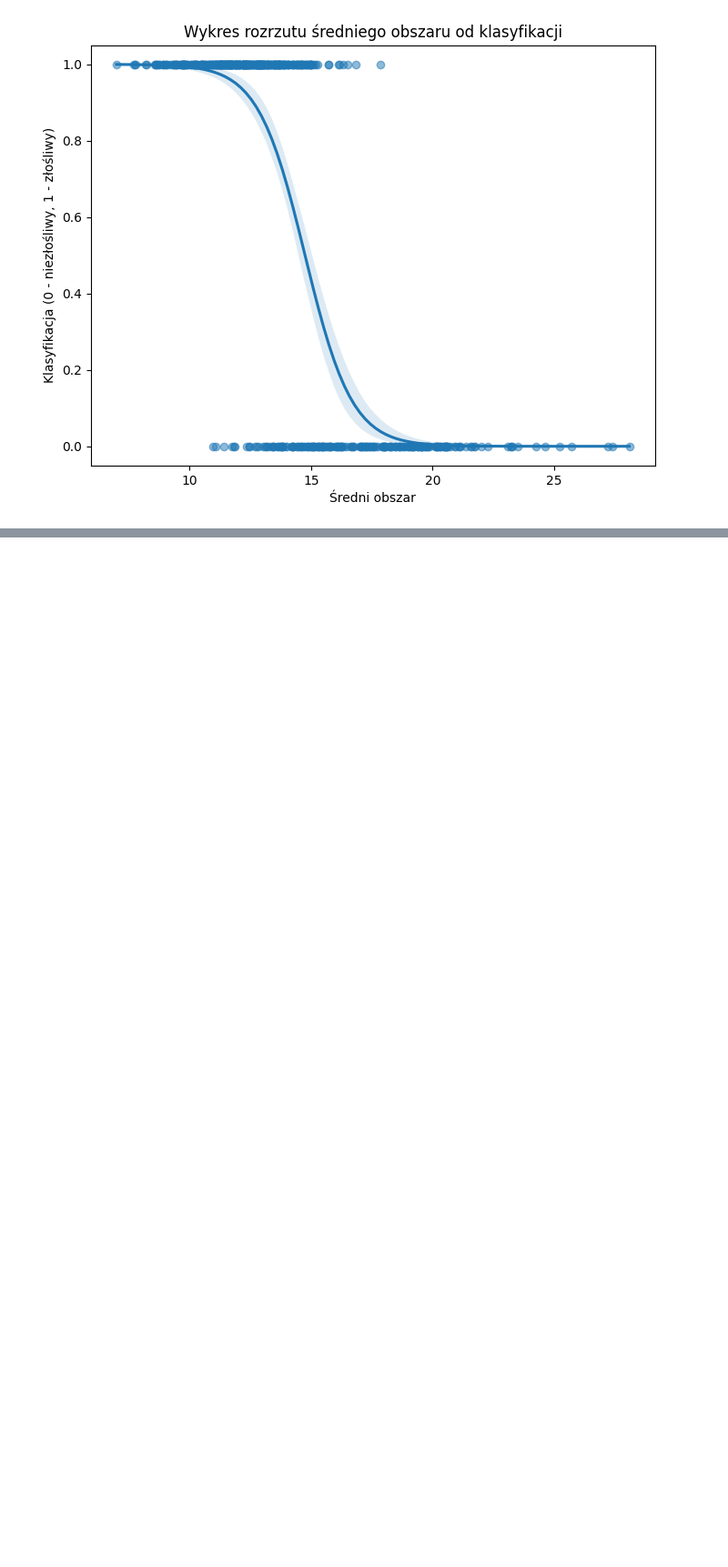
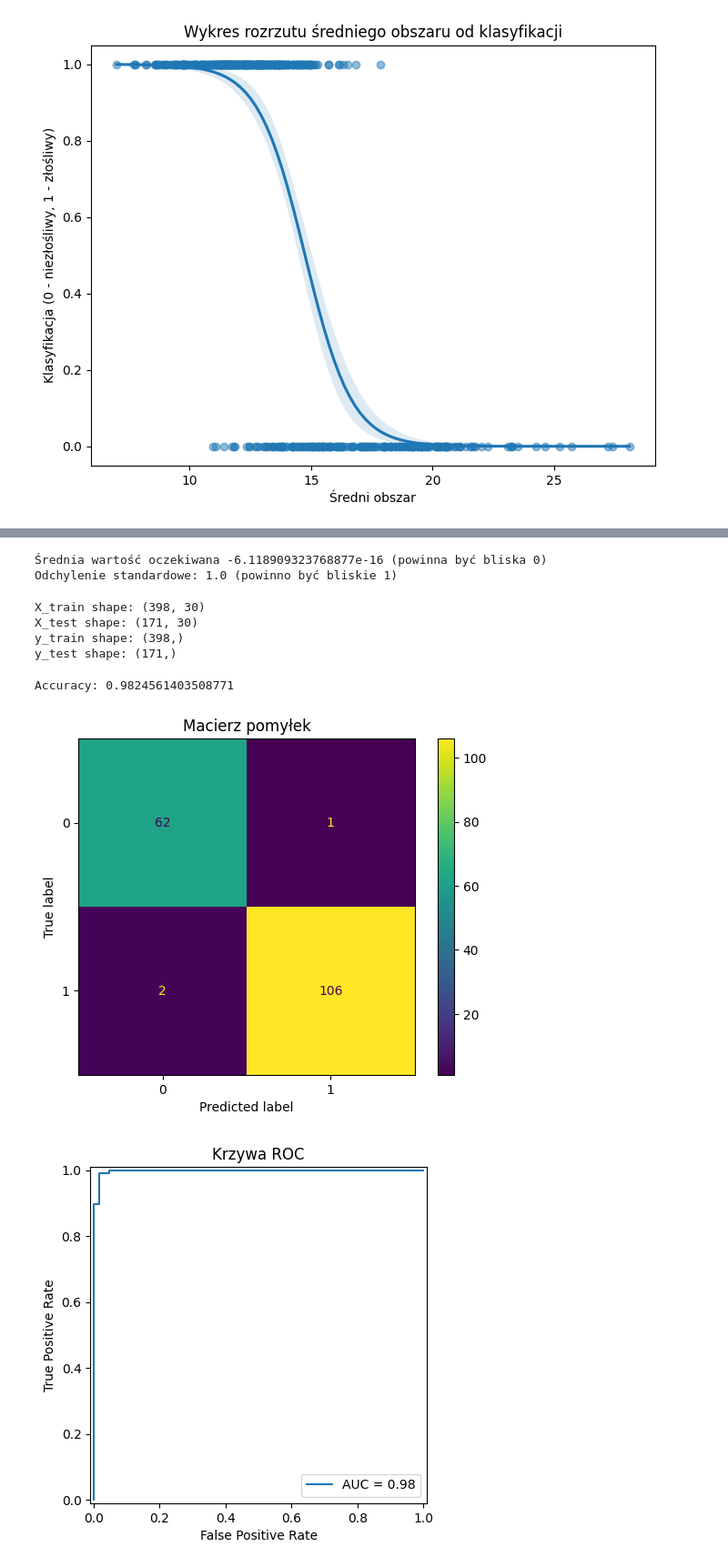
Before and after one commit to UEPP40/PUM, a Jupyter notebook: klasyfikacja_binarna.ipynb, the cells around one changed output, grey strips where cells are left out. Shown at 91% size. Saved outputs shown, nothing was run; the diff lists cells and outputs as text; code cells hidden in the pictures; blank space fills up the shorter version.

```diff
--- a/klasyfikacja_binarna.ipynb
+++ b/klasyfikacja_binarna.ipynb
@@ -40,0 +55,52 @@ Liczba przypadków raka złośliwego: 357
+# %%
+# 3. Sprawdź czy zmienna uzyskuje średnią wartość oczekiwaną zero i odchylenie standardowe jeden
+scaler = StandardScaler()
+X_scaled = scaler.fit_transform(X)
+mean = np.mean(X_scaled)
+std = np.std(X_scaled)
+print(f"Średnia wartość oczekiwana {mean} (powinna być bliska 0)")
+print(f"Odchylenie standardowe: {std} (powinno być bliskie 1)")
+# %% [output]
+Średnia wartość oczekiwana -6.118909323768877e-16 (powinna być bliska 0)
+Odchylenie standardowe: 1.0 (powinno być bliskie 1)
+# %%
+# 4. Dzielimy dane na uczące i testowe
+X_train, X_test, y_train, y_test = train_test_split(X_scaled, y, test_size=0.3, random_state=42)
+# Wyswietl rozmiary zbiorów i informacje o nowych zbiorach
+print(f"X_train shape: {X_train.shape}")
+print(f"X_test shape: {X_test.shape}")
+print(f"y_train shape: {y_train.shape}")
+print(f"y_test shape: {y_test.shape}")
+# %% [output]
+X_train shape: (398, 30)
+X_test shape: (171, 30)
+y_train shape: (398,)
+y_test shape: (171,)
+# %%
+# 5. Budujemy model regresji logistycznej
+model = LogisticRegression()
+model.fit(X_train, y_train)
+
+# 6. Ewaluujemy model
+y_pred = model.predict(X_test)
+print("Accuracy:", model.score(X_test, y_test))
+
+# 7. Wizualizacja wyników
+# Macierz pomyłek
+cm = confusion_matrix(y_test, y_pred)
+disp = ConfusionMatrixDisplay(confusion_matrix=cm)
+disp.plot()
+plt.title("Macierz pomyłek")
+plt.show()
+
+# Krzywa ROC
+fpr, tpr, thresholds = roc_curve(y_test, model.predict_proba(X_test)[:, 1])
+roc_auc = model.score(X_test, y_test)
+roc_disp = RocCurveDisplay(fpr=fpr, tpr=tpr, roc_auc=roc_auc)
+roc_disp.plot()
+plt.title("Krzywa ROC")
+plt.show()
+# %% [output]
+Accuracy: 0.9824561403508771
+[figure, added]
+[figure, added]
```
Also changed, not shown: parts of 3 cells of this notebook.
